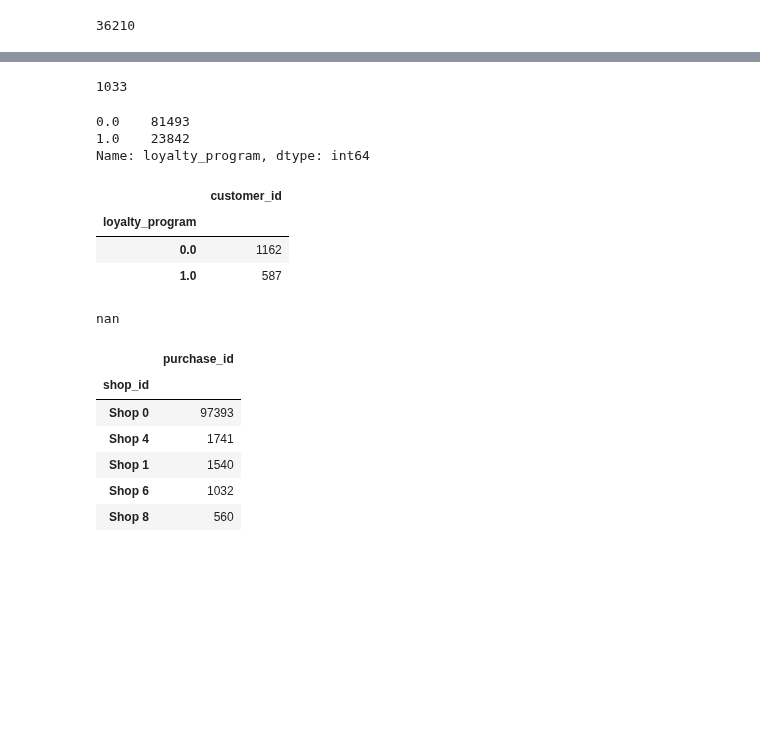
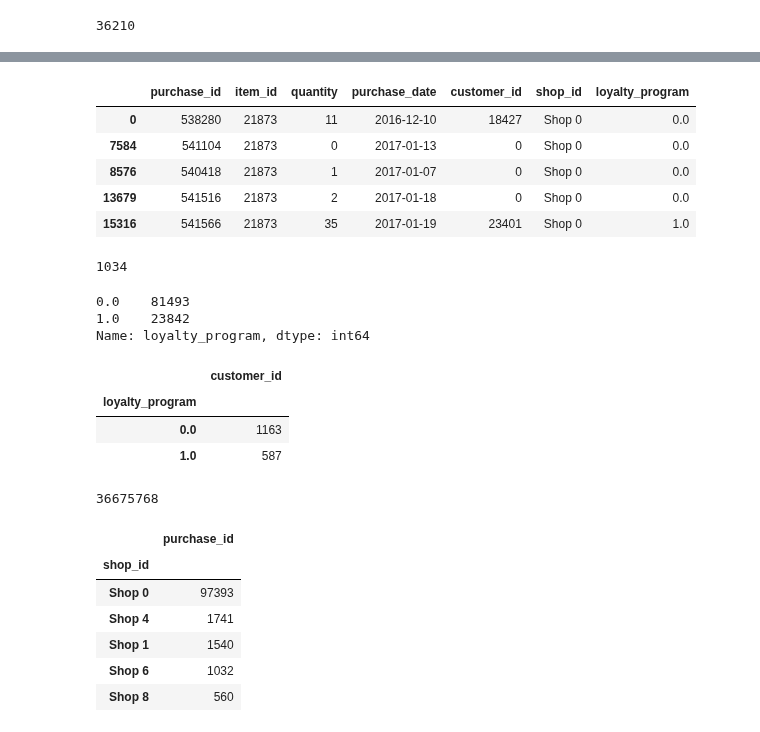
Before and after one commit to akirionenko/senior_progect, a Jupyter notebook: senior_project_1.ipynb, the cells around one changed output, grey strips where cells are left out. Cells and saved outputs as stored; diff of their text form; code cells hidden in the pictures; blank space fills up the shorter version.

```diff
--- a/senior_project_1.ipynb
+++ b/senior_project_1.ipynb
@@ -151 +157,6 @@ retail
+# %%
+#преобразуем типы данных в столбцах customer_id и purchase_date, отсутствующие зачения customer_id
+retail['customer_id'] = retail['customer_id'].fillna(0).astype('int')
+#loyalty_program
+retail['purchase_date'] = pd.to_datetime(retail['purchase_date']).dt.date
 # %%
@@ -164,8 +195,17 @@ retail
+# %%
+retail.query('item_id == "21873"').head()
+# %% [output]
+|  | purchase_id | item_id | quantity | purchase_date | customer_id | shop_id | loyalty_program |
+| 0 | 538280 | 21873 | 11 | 2016-12-10 | 18427 | Shop 0 | 0.0 |
+| 7584 | 541104 | 21873 | 0 | 2017-01-13 | 0 | Shop 0 | 0.0 |
+| 8576 | 540418 | 21873 | 1 | 2017-01-07 | 0 | Shop 0 | 0.0 |
+| 13679 | 541516 | 21873 | 2 | 2017-01-18 | 0 | Shop 0 | 0.0 |
+| 15316 | 541566 | 21873 | 35 | 2017-01-19 | 23401 | Shop 0 | 1.0 |
 # %%
 #проверим на явные дубликаты
 retail.duplicated().sum()
 # %% [output]
-1033
+1034
 # %%
 #количество клиентов участвующих в программе лояльности(1.0)
 retail['loyalty_program'].value_counts()
@@ -179,12 +219,12 @@ retail.groupby('loyalty_program').agg({'customer_id':'nunique'})
 # %% [output]
 |  | customer_id |
 | loyalty_program |  |
-| 0.0 | 1162 |
+| 0.0 | 1163 |
 | 1.0 | 587 |
 # %%
 retail['customer_id'].unique().sum()
 # %% [output]
-nan
+36675768
 # %%
 #
 retail.groupby('shop_id').agg({'purchase_id':'count'}).sort_values(by='purchase_id', ascending=False).head()
```
Also changed, not shown: parts of 22 cells of this notebook.
